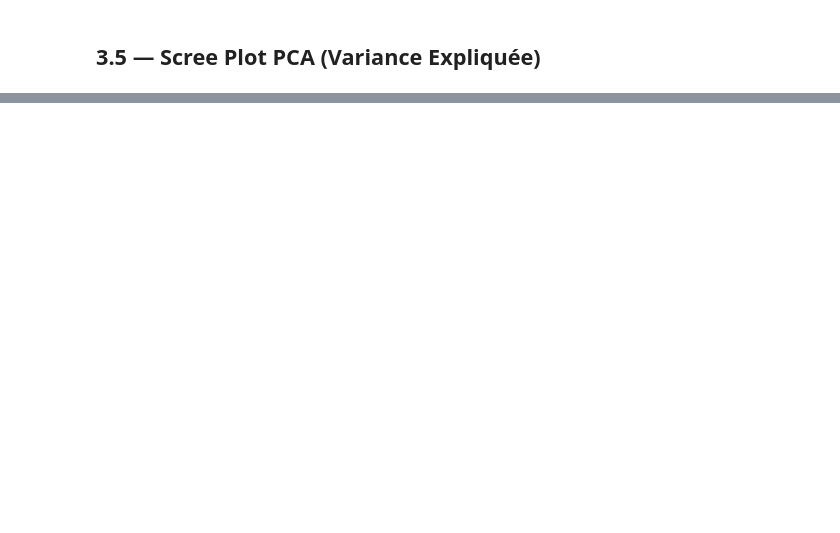
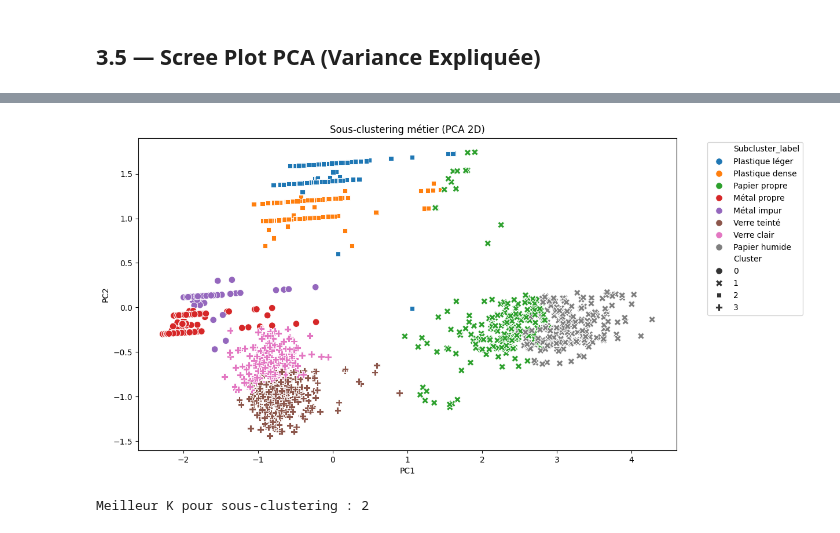
Before and after one commit to baccarifarah/eco-smart-classifier, a Jupyter notebook: src/clustering/clustering.ipynb, the cells around one changed output, grey strips where cells are left out. Saved outputs shown, nothing was run; the diff lists cells and outputs as text; code cells hidden in the pictures; blank space fills up the shorter version.

```diff
--- a/src/clustering/clustering.ipynb
+++ b/src/clustering/clustering.ipynb
@@ -721,0 +401,23 @@ Cluster 3 (Verre) → 3 sous-clusters  [Silhouette = 0.3180]
+# %%
+# ========== VISUALISATION PCA AVEC SOUS-CLUSTERS MÉTIER ==========
+
+df_clean["PC1"] = X_pca[:, 0]
+df_clean["PC2"] = X_pca[:, 1]
+
+plt.figure(figsize=(12,7))
+
+sns.scatterplot(
+    data=df_clean,
+    x="PC1",
+    y="PC2",
+    hue="Subcluster_label",
+    style="Cluster",
+    palette="tab10",
+    s=70
+)
+
+plt.title("Sous-clustering métier (PCA 2D)")
+plt.legend(bbox_to_anchor=(1.05, 1), loc='upper left')
+plt.show()
+# %% [output]
+[figure, added]
@@ -721,0 +438,5 @@ Cluster 3 (Verre) → 3 sous-clusters  [Silhouette = 0.3180]
+# %%
+SUB_K = best_k_subcluster(X_sub)
+print(f"Meilleur K pour sous-clustering : {SUB_K}")
+# %% [output]
+Meilleur K pour sous-clustering : 2
```
Also changed, not shown: parts of 11 cells of this notebook, 10 other files.
